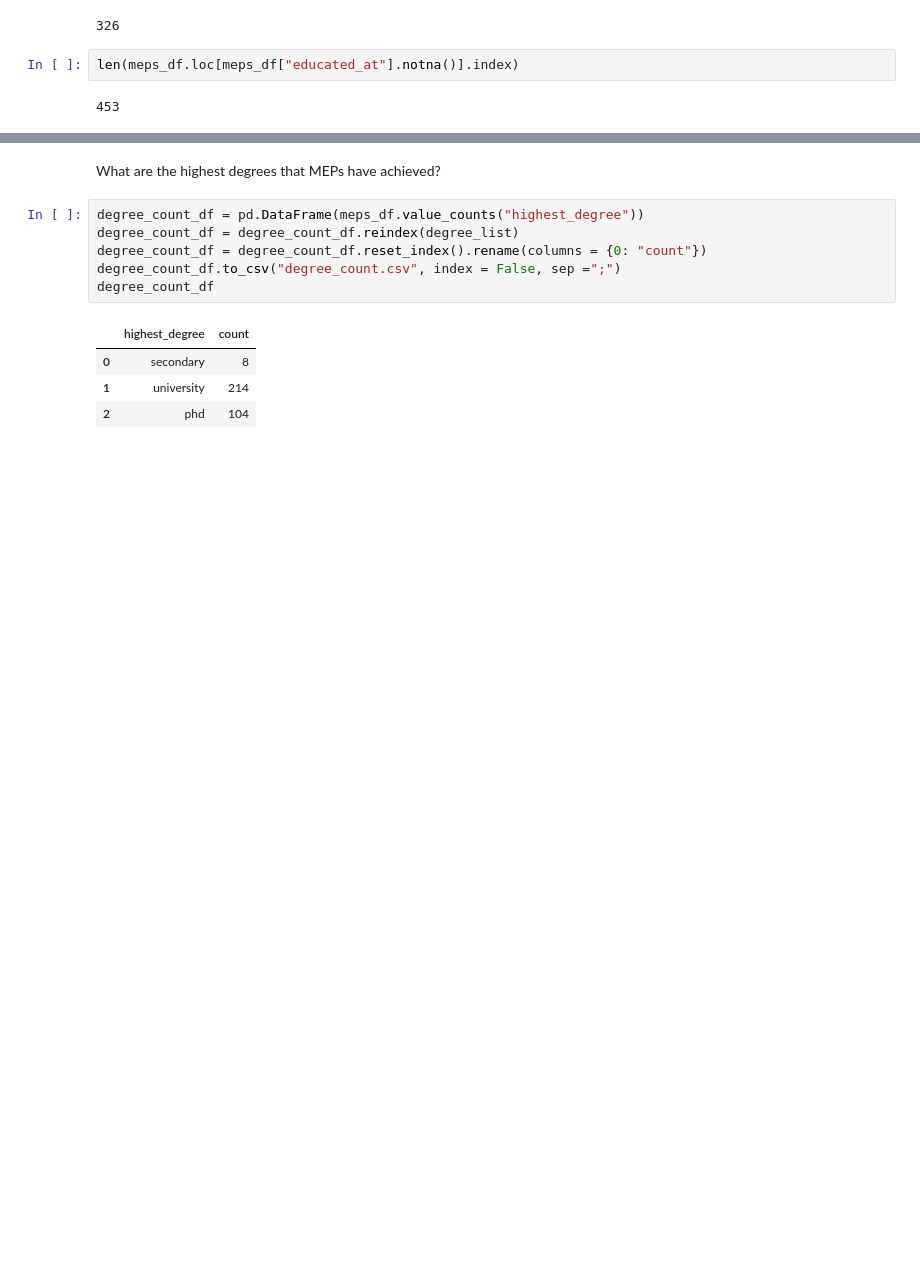
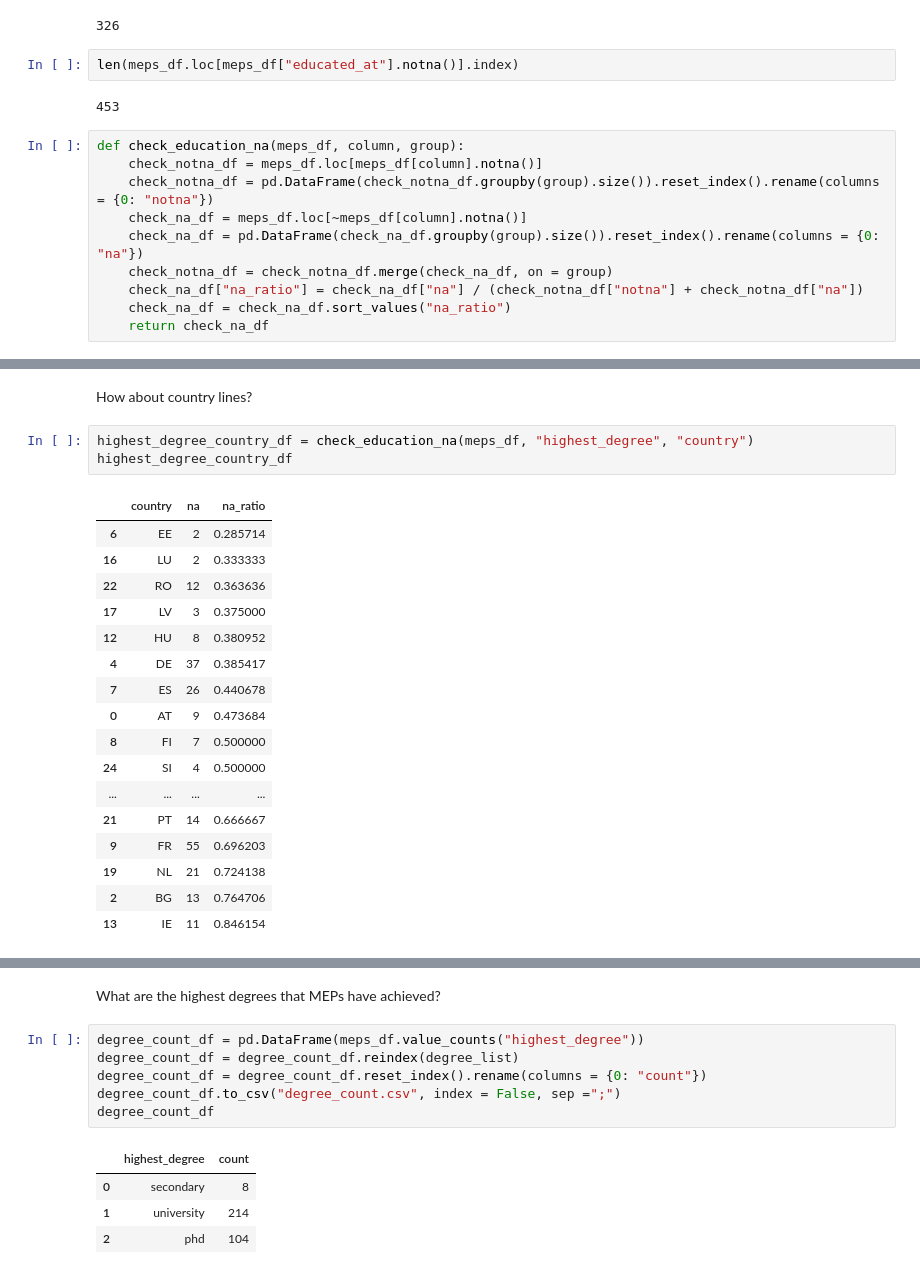
Before and after one commit to SWRdata/p081_euparlament_divers, a Jupyter notebook: analysis/analyse.ipynb, the cells around one changed output, grey strips where cells are left out. Cells and saved outputs as stored; diff of their text form; blank space fills up the shorter version.

```diff
--- a/analysis/analyse.ipynb
+++ b/analysis/analyse.ipynb
@@ -286,3 +287,13 @@ len(meps_df.loc[meps_df["highest_degree"].notna()].index)
 len(meps_df.loc[meps_df["educated_at"].notna()].index)
 # %% [output]
 453
+# %%
+def check_education_na(meps_df, column, group):
+    check_notna_df = meps_df.loc[meps_df[column].notna()]
+    check_notna_df = pd.DataFrame(check_notna_df.groupby(group).size()).reset_index().rename(columns = {0: "notna"})
+    check_na_df = meps_df.loc[~meps_df[column].notna()]
+    check_na_df = pd.DataFrame(check_na_df.groupby(group).size()).reset_index().rename(columns = {0: "na"})
+    check_notna_df = check_notna_df.merge(check_na_df, on = group)
+    check_na_df["na_ratio"] = check_na_df["na"] / (check_notna_df["notna"] + check_notna_df["na"])
+    check_na_df = check_na_df.sort_values("na_ratio")
+    return check_na_df
@@ -288,0 +328,23 @@ len(meps_df.loc[meps_df["educated_at"].notna()].index)
+# %% [markdown]
+How about country lines?
+# %%
+highest_degree_country_df = check_education_na(meps_df, "highest_degree", "country")
+highest_degree_country_df
+# %% [output]
+|  | country | na | na_ratio |
+| 6 | EE | 2 | 0.285714 |
+| 16 | LU | 2 | 0.333333 |
+| 22 | RO | 12 | 0.363636 |
+| 17 | LV | 3 | 0.375000 |
+| 12 | HU | 8 | 0.380952 |
+| 4 | DE | 37 | 0.385417 |
+| 7 | ES | 26 | 0.440678 |
+| 0 | AT | 9 | 0.473684 |
+| 8 | FI | 7 | 0.500000 |
+| 24 | SI | 4 | 0.500000 |
+| ... | ... | ... | ... |
+| 21 | PT | 14 | 0.666667 |
+| 9 | FR | 55 | 0.696203 |
+| 19 | NL | 21 | 0.724138 |
+| 2 | BG | 13 | 0.764706 |
+| 13 | IE | 11 | 0.846154 |
```
Also changed, not shown: parts of 24 cells of this notebook.
